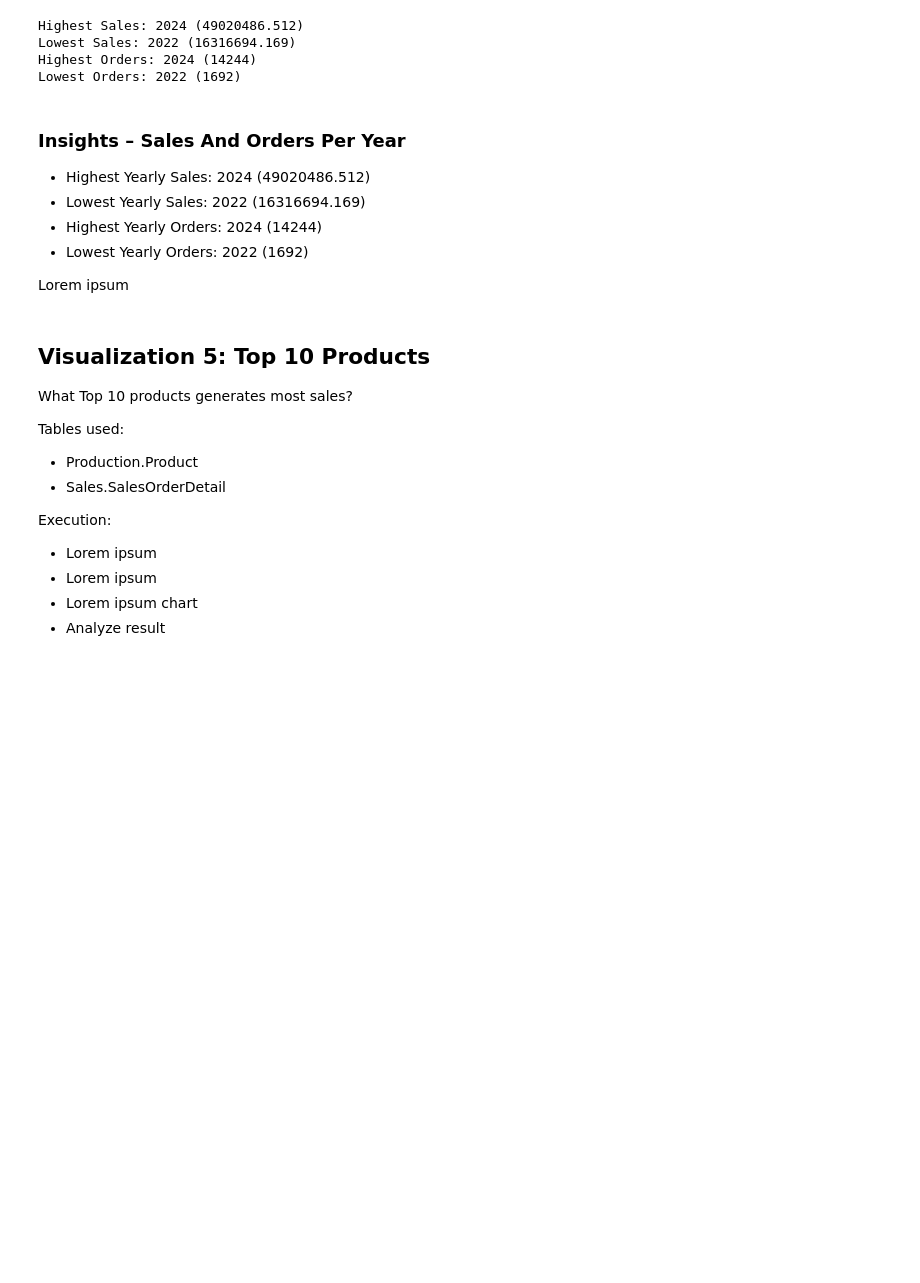
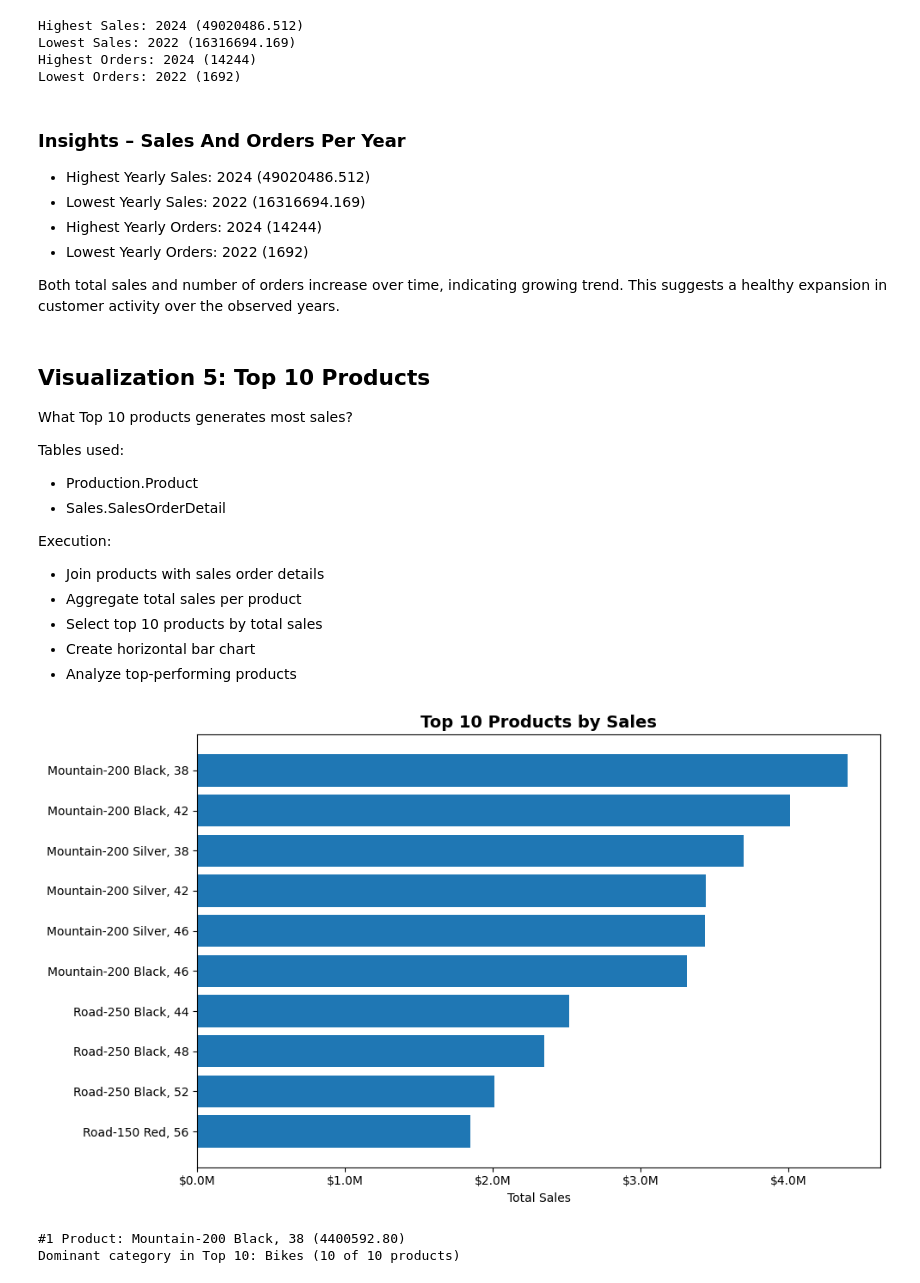
Before and after one commit to Realytica/advAnalysis, a Jupyter notebook: notebooks/analytics.ipynb, the cells around one changed output. Drawn from its saved outputs; the diff is of its cells as text; code cells hidden in the pictures; blank space fills up the shorter version.

```diff
--- a/notebooks/analytics.ipynb
+++ b/notebooks/analytics.ipynb
@@ -278,7 +280,8 @@ Lowest Orders: 2022 (1692)
 * Highest Yearly Orders: 2024 (14244)
 * Lowest Yearly Orders: 2022 (1692)
 
-Lorem ipsum
+Both total sales and number of orders increase over time, indicating growing trend.
+This suggests a healthy expansion in customer activity over the observed years.
 # %% [markdown]
 ## Visualization 5: Top 10 Products
 What Top 10 products generates most sales?
@@ -288,11 +291,71 @@ Tables used:
 * Sales.SalesOrderDetail
 
 Execution:
-* Lorem ipsum
-* Lorem ipsum
-* Lorem ipsum chart
-* Analyze result
+* Join products with sales order details
+* Aggregate total sales per product
+* Select top 10 products by total sales
+* Create horizontal bar chart
+* Analyze top-performing products
 # %%
-# code
+query_vis_5 = """
+SELECT TOP 10
+    p.Name AS ProductName,
+    pc.Name AS CategoryName,
+    SUM(sod.LineTotal) AS TotalSales
+FROM Sales.SalesOrderDetail AS sod
+JOIN Production.Product AS p
+    ON sod.ProductID = p.ProductID
+JOIN Production.ProductSubcategory AS psc
+    ON p.ProductSubcategoryID = psc.ProductSubcategoryID
+JOIN Production.ProductCategory AS pc
+    ON psc.ProductCategoryID = pc.ProductCategoryID
+GROUP BY
+    p.Name,
+    pc.Name
+ORDER BY
+    TotalSales DESC
+"""
+
+
+df_vis_5 = query_df(query_vis_5)
+
+plt.figure(figsize=(10, 6))
+
+plt.barh(
+    df_vis_5["ProductName"],
+    df_vis_5["TotalSales"]
+)
+
+plt.title("Top 10 Products by Sales", fontsize=14, fontweight='bold')
+plt.xlabel("Total Sales")
+plt.gca().invert_yaxis()  # Highest at the top
+
+ax = plt.gca()
+ax.xaxis.set_major_formatter(
+    mtick.FuncFormatter(lambda x, pos: f'${x/1_000_000:.1f}M')
+)
+
+plt.tight_layout()
+plt.show()
+
+top_product = df_vis_5.iloc[0]
+
+print(
+    f"#1 Product: {top_product['ProductName']} "
+    f"({top_product['TotalSales']:.2f})"
+)
+
+category_counts = df_vis_5["CategoryName"].value_counts()
+dominant_category = category_counts.idxmax()
+dominant_count = category_counts.max()
+
+print(
+    f"Dominant category in Top 10: {dominant_category} "
+    f"({dominant_count} of 10 products)"
+)
+# %% [output]
+[figure, added]
+#1 Product: Mountain-200 Black, 38 (4400592.80)
+Dominant category in Top 10: Bikes (10 of 10 products)
 # %% [markdown]
 ### Insights – Top 10 Products
```
Also changed, not shown: parts of 10 cells of this notebook.
